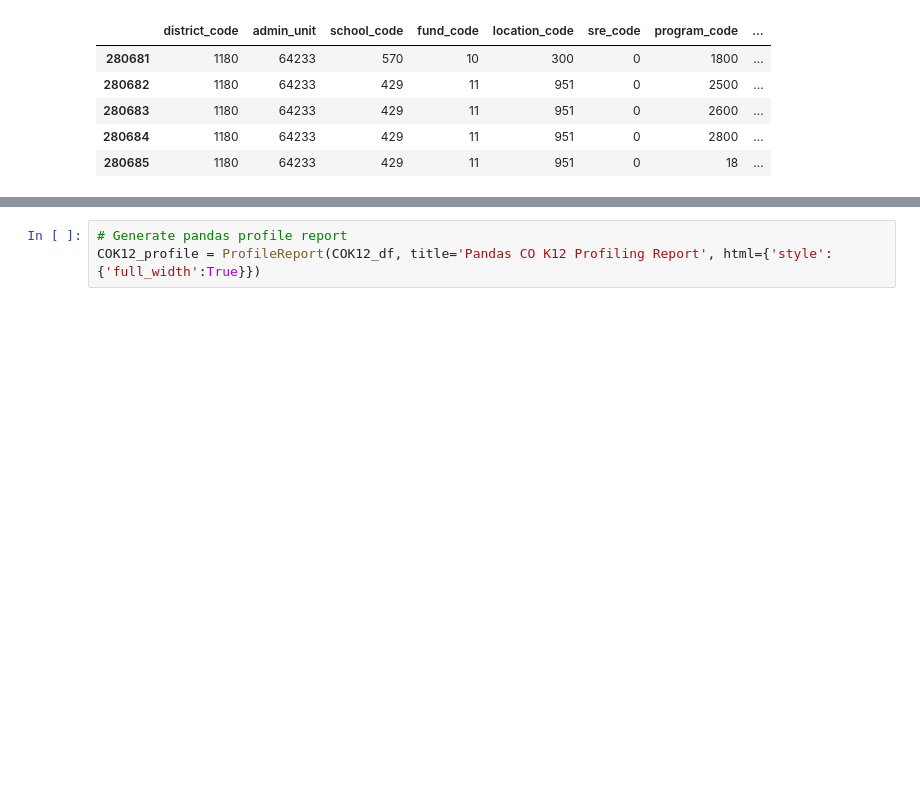
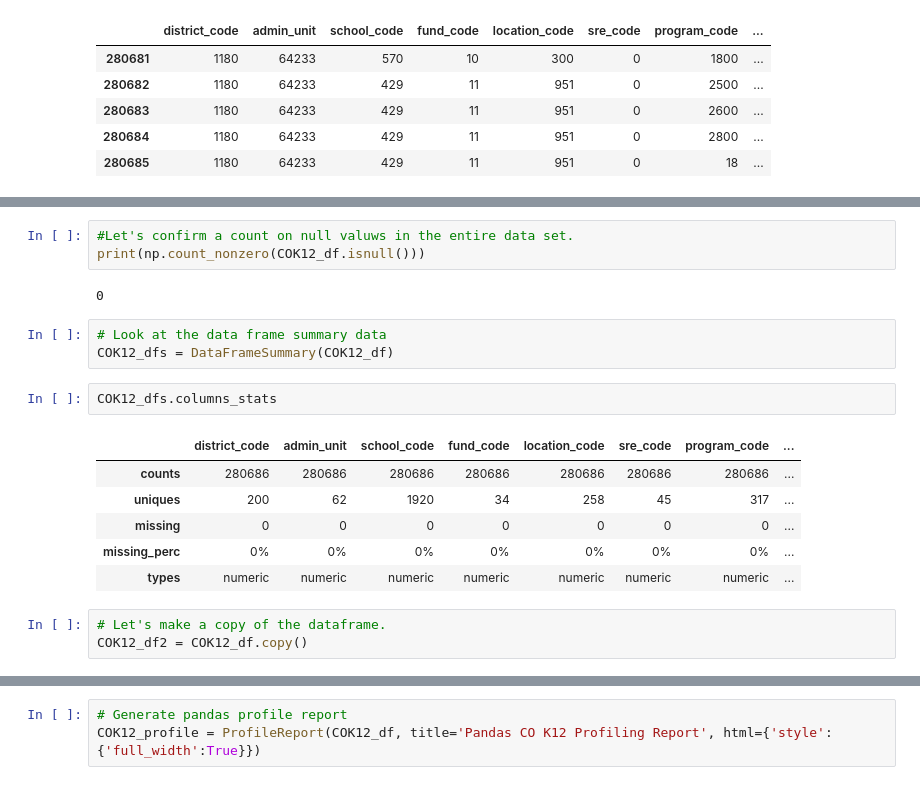
Before and after one commit to stacysandy/Data-Science-Practicum-II, a Jupyter notebook: Stacey_Sandy-Practicum_II.ipynb, the cells around one changed output, grey strips where cells are left out. Drawn from its saved outputs; the diff is of its cells as text; blank space fills up the shorter version.

```diff
--- a/Stacey_Sandy-Practicum_II.ipynb
+++ b/Stacey_Sandy-Practicum_II.ipynb
@@ -97 +104,21 @@ dtypes: int64(11), object(2)
 memory usage: 27.8+ MB
+# %%
+#Let's confirm a count on null valuws in the entire data set.
+print(np.count_nonzero(COK12_df.isnull()))
+# %% [output]
+0
+# %%
+# Look at the data frame summary data
+COK12_dfs = DataFrameSummary(COK12_df)
+# %%
+COK12_dfs.columns_stats
+# %% [output]
+|  | district_code | admin_unit | school_code | fund_code | location_code | sre_code | program_code | ... |
+| counts | 280686 | 280686 | 280686 | 280686 | 280686 | 280686 | 280686 | ... |
+| uniques | 200 | 62 | 1920 | 34 | 258 | 45 | 317 | ... |
+| missing | 0 | 0 | 0 | 0 | 0 | 0 | 0 | ... |
+| missing_perc | 0% | 0% | 0% | 0% | 0% | 0% | 0% | ... |
+| types | numeric | numeric | numeric | numeric | numeric | numeric | numeric | ... |
+# %%
+# Let's make a copy of the dataframe.
+COK12_df2 = COK12_df.copy()
```
Also changed, not shown: parts of 50 cells of this notebook, 4 other files.
